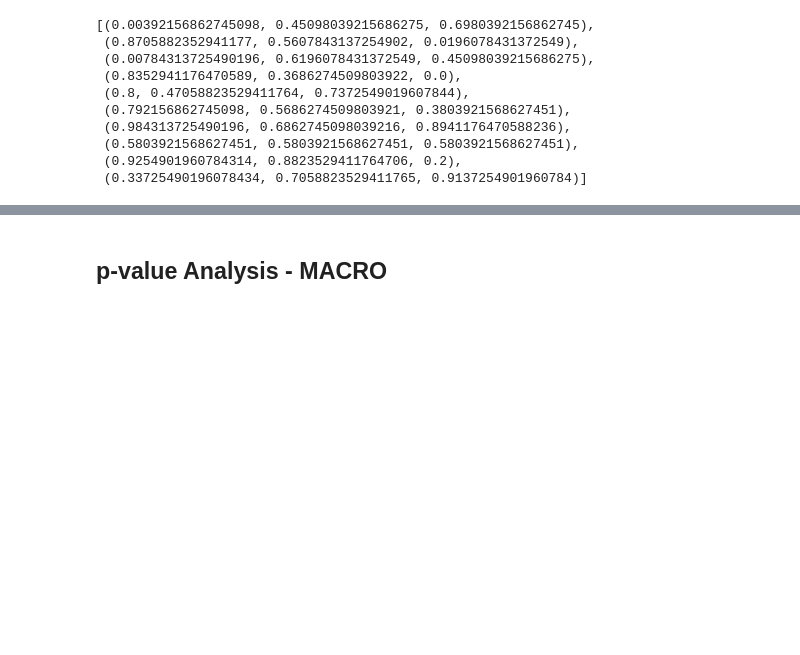
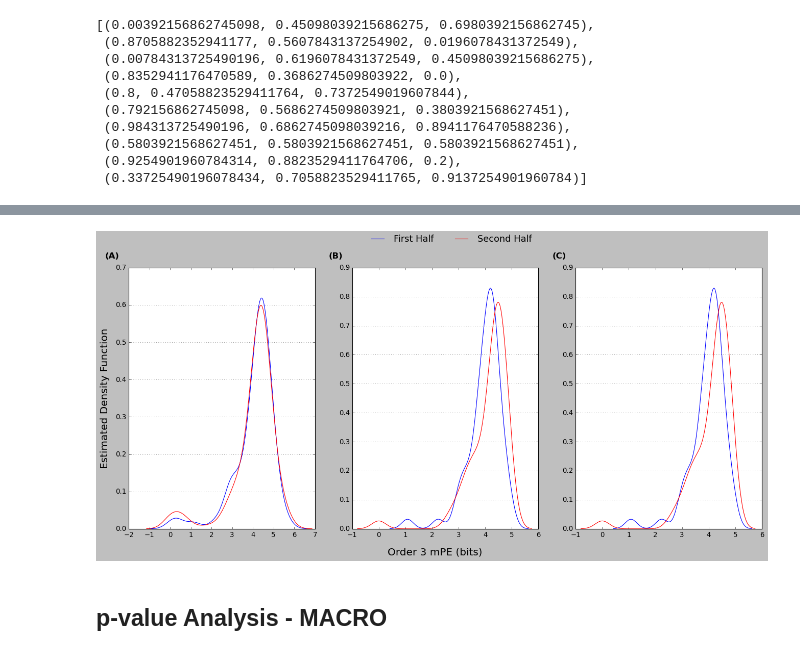
Before and after one commit to laporastrelli/Final_Year_Project, a Jupyter notebook: entropy_analysis/eval.ipynb, the cells around one changed output, grey strips where cells are left out. Drawn from its saved outputs; the diff is of its cells as text; code cells hidden in the pictures; blank space fills up the shorter version.

```diff
--- a/entropy_analysis/eval.ipynb
+++ b/entropy_analysis/eval.ipynb
@@ -121,0 +123,79 @@ KeyboardInterrupt:
+# %%
+which = 'marker'
+add_on = '_' + which
+
+modes = ['normal', 'amphetamine', 'caffeine']
+n_PC = 3
+eval_step = 'result'
+n_clusters_kmeans = 30
+significance_level = 0.05
+type_ = 'macro'
+labels_each = ['(A)', '(B)', '(C)', '(D)', '(E)', '(F)', '(G)', '(H)']
+labels = ['First Half', 'Second Half']
+
+fig, axs = plt.subplots(1,3, figsize=(20, 8))
+l = []
+
+for idx, mode in enumerate(modes):
+
+    path = '/rds/general/user/lr4617/home/4th_Year_Project/Final_Report/entropy_analysis/mPE_vs_time' + add_on + '/macro/' + str(n_PC) + 'PC/' + str(eval_step) + '/' + mode + '/'
+    mPE_specs = os.listdir(path)
+
+    if eval_step == 'result':
+        for i, result in enumerate(mPE_specs):
+
+            print(result)
+
+            if 'result' in result:
+                traj_mPE = np.load(path + result)
+                traj_mPE = traj_mPE[:, :, 0]
+
+                if i==0:
+                    mPE_vector = traj_mPE
+                else:
+                    mPE_vector = np.concatenate((mPE_vector, traj_mPE), axis=1)
+
+    else:
+        for i, result in enumerate(mPE_specs):
+            traj_mPE = np.load(path + result)
+            mPE_vector = traj_mPE[:, :, 0]
+
+    print(mPE_vector.shape)
+    ########## Retrieve maxiumum number of elements based on k-means discretization ##########
+    data = mPE_vector.flatten()
+    kmeans = KMeans(n_clusters=n_clusters_kmeans).fit(data.reshape(-1,1))
+    kmeans.predict(data.reshape(-1,1))
+    centroids = kmeans.cluster_centers_
+    centroids = [centroids[i] for i in range(len(centroids))]
+    centroids = np.asarray(centroids)
+
+    prob1 = probability_v2(mPE_vector[0, :], centroids)
+    prob2 = probability_v2(mPE_vector[1, :], centroids)
+
+    significance_lev = significance_level
+    js_distance = distance.jensenshannon(prob1, prob2)
+    [stat, p_value] = stats.ks_2samp(mPE_vector[0, :], mPE_vector[1, :])
+
+    print(p_value, js_distance)
+
+    a1 = sns.kdeplot(mPE_vector[0, :], ax=axs[idx], color="blue", shade=False)
+    l.append(a1)
+    a2 = sns.kdeplot(mPE_vector[1, :], ax=axs[idx], color="red", shade=False)
+    l.append(a2)
+
+    axs[idx].set_xlabel('')
+    axs[idx].set_ylabel('')
+    axs[idx].grid(axis='y', alpha=0.75)
+    axs[idx].text(-0.05, 1.06, labels_each[idx], transform=axs[idx].transAxes, fontsize=15, fontweight='bold', va='top', ha='right')
+
+fig.legend(l, labels=labels, loc=(0.4, 0.95), ncol=2, fontsize='16', frameon=False)
+fig.text(0.5, 0.02, 'Order 3 mPE (bits)', ha='center', fontsize='18')
+fig.text(0.09, 0.5, 'Estimated Density Function', va='center', rotation='vertical', fontsize='18')
+
+path_out = '/rds/general/user/lr4617/home/4th_Year_Project/Final_Report/'
+
+plt.savefig(path_out + 'long_time_expem' + add_on + '.png')
+plt.savefig(path_out + 'long_time_expem' + add_on + '.eps')
+
+fig.show()
+# %% [output]
@@ -122,3 +237,4 @@ KeyboardInterrupt:
+[figure, added]
 # %% [markdown]
 ## p-value Analysis - MACRO
 # %%
```
Also changed, not shown: parts of 8 cells of this notebook, 12 other files.
